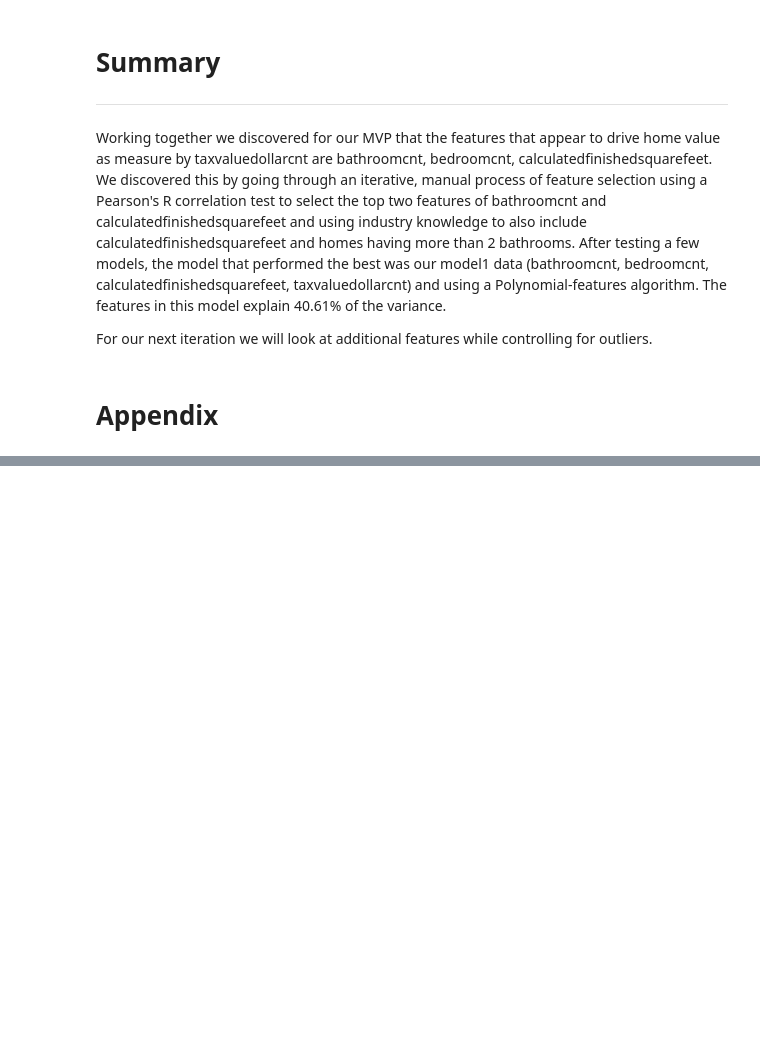
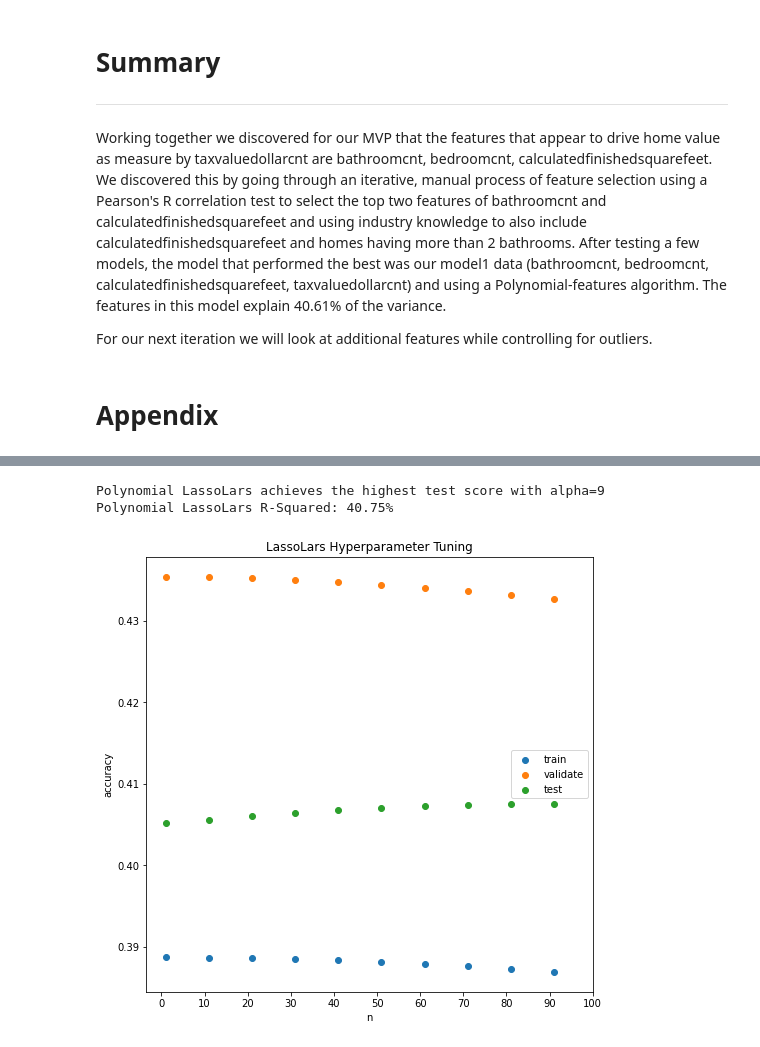
Before and after one commit to Robust-Analytics/zillow-project, a Jupyter notebook: mvp.ipynb, the cells around one changed output, grey strips where cells are left out. Saved outputs shown, nothing was run; the diff lists cells and outputs as text; code cells hidden in the pictures; blank space fills up the shorter version.

```diff
--- a/mvp.ipynb
+++ b/mvp.ipynb
@@ -595,0 +588,36 @@ Polynomial Linear Regression R-Squared: 42.09%
+# %%
+# Hyperparameter iterator
+alphas = range(1, 101, 10)
+scores = []
+v_scores = []
+lm_scores = []
+for n in alphas:
+    lm_poly = LassoLars(alpha=n)
+    lm_poly.fit(X_train, y_train)
+    scores.append(lm_poly.score(X_train, y_train))
+    v_scores.append(lm_poly.score(X_validate, y_validate))
+    lm_scores.append(lm_poly.score(X_test, y_test))
+
+plt.figure(figsize=(8,8))
+plt.xlabel('n')
+plt.ylabel('accuracy')
+plt.scatter(alphas, scores, label='train')
+plt.scatter(alphas, v_scores, label='validate')
+plt.scatter(alphas, lm_scores, label='test')
+plt.legend()
+plt.title('LassoLars Hyperparameter Tuning')
+plt.xticks(list(np.arange(0, 101, 10)))
+
+lm_scores = pd.Series(lm_scores)
+best_alpha = lm_scores.idxmax()
+lm_best_accuracy = round(lm_scores[lm_scores.idxmax()], 4)
+
+
+print("Polynomial LassoLars achieves the highest test score with alpha=" \
+      + str(best_alpha))
+
+print(f"Polynomial LassoLars R-Squared: {lm_best_accuracy:.2%}")
+# %% [output]
+Polynomial LassoLars achieves the highest test score with alpha=9
+Polynomial LassoLars R-Squared: 40.75%
+[figure, added]
```
Also changed, not shown: parts of 16 cells of this notebook, 2 other files.
